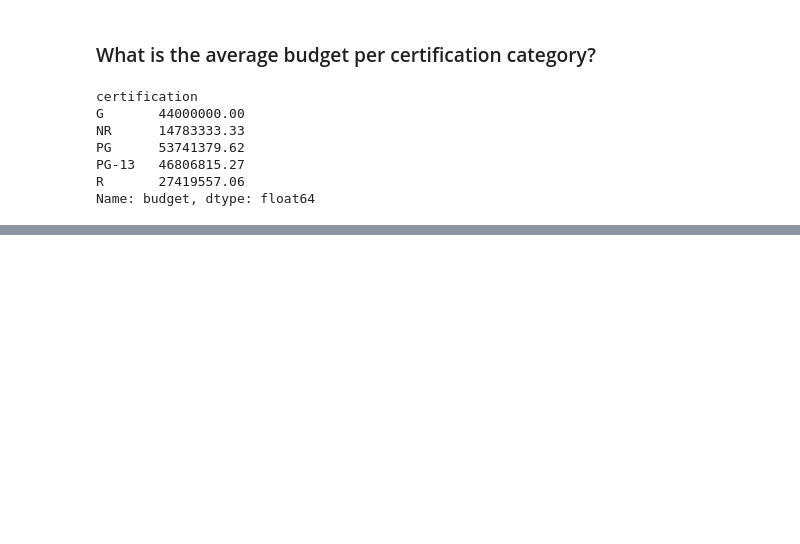
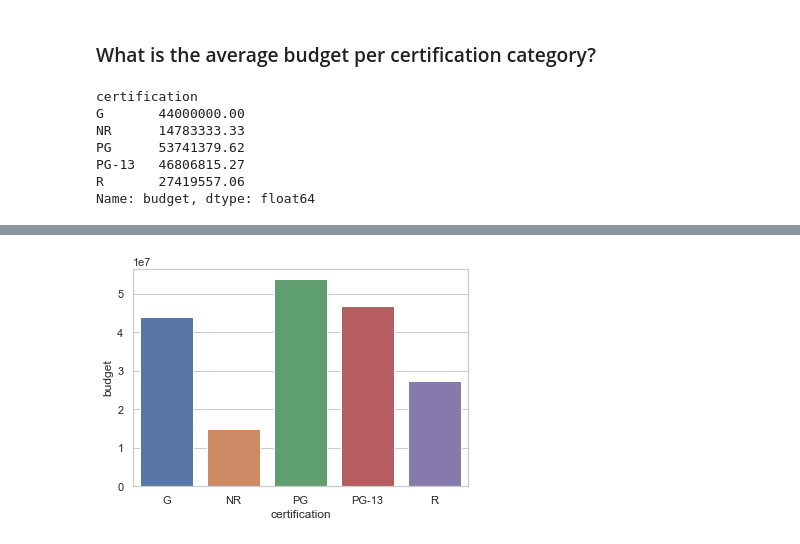
Before and after one commit to edfakie2/DOJO-PRODJECT-3, a Jupyter notebook: Prodject 3 .ipynb, the cells around one changed output, grey strips where cells are left out. Cells and saved outputs as stored; diff of their text form; code cells hidden in the pictures; blank space fills up the shorter version.

```diff
--- a/Prodject 3 .ipynb
+++ b/Prodject 3 .ipynb
@@ -497,3 +532,6 @@ PG      53741379.62
 PG-13   46806815.27
 R       27419557.06
 Name: budget, dtype: float64
+# %%
+cert_mean_bud = tmdb_revenue.groupby(['certification']).budget.mean().reset_index()
+cert_mean_bud
@@ -500,2 +545,6 @@ Name: budget, dtype: float64
+# %%
+sns.barplot(data=cert_mean_bud, x='certification',y= 'budget' );
+# %% [output]
+[figure, added]
 # %%
 final_tmdb_concat.to_csv(f"Data/tmdb_results_combined.csv.gz", compression="gzip", index=False)
```
Also changed, not shown: parts of 28 cells of this notebook, 3 other files.
